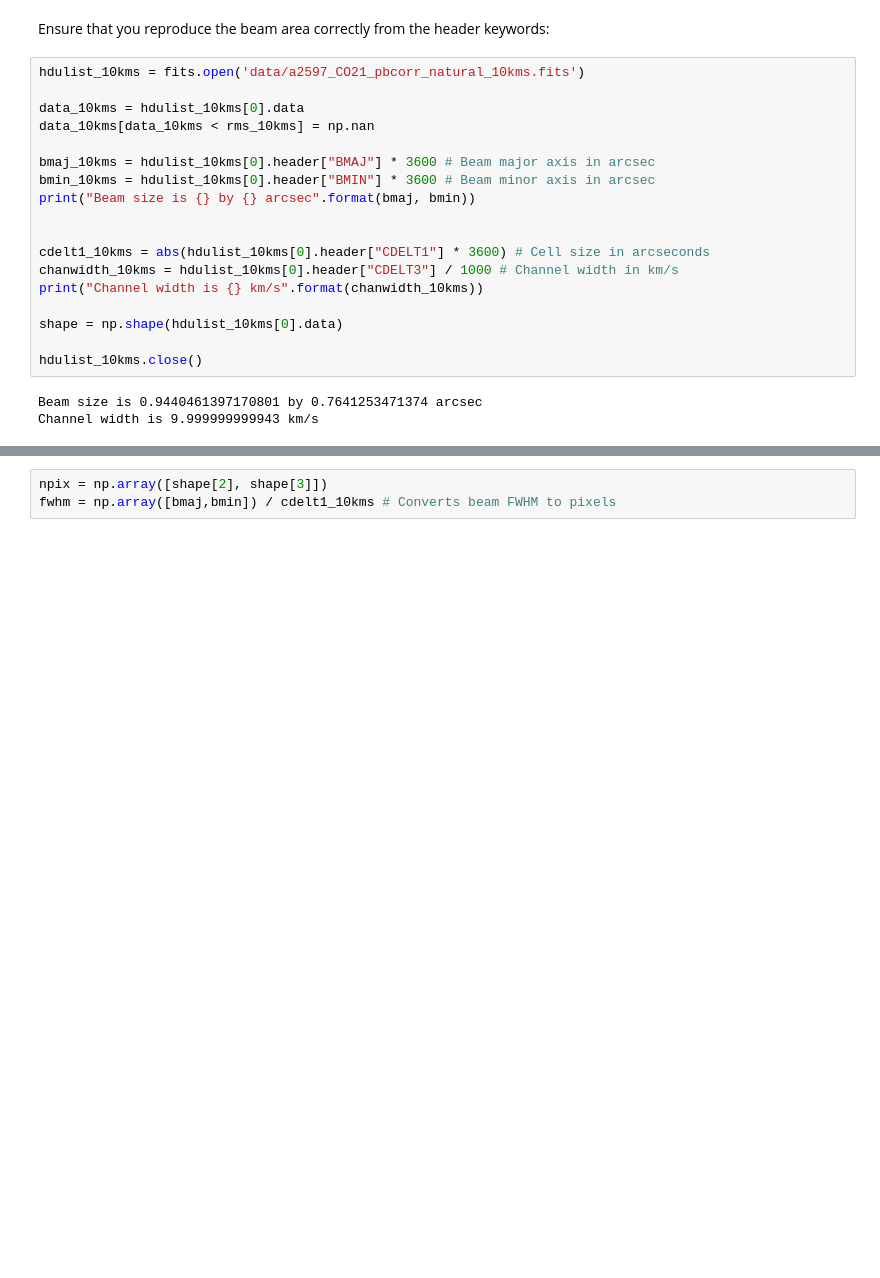
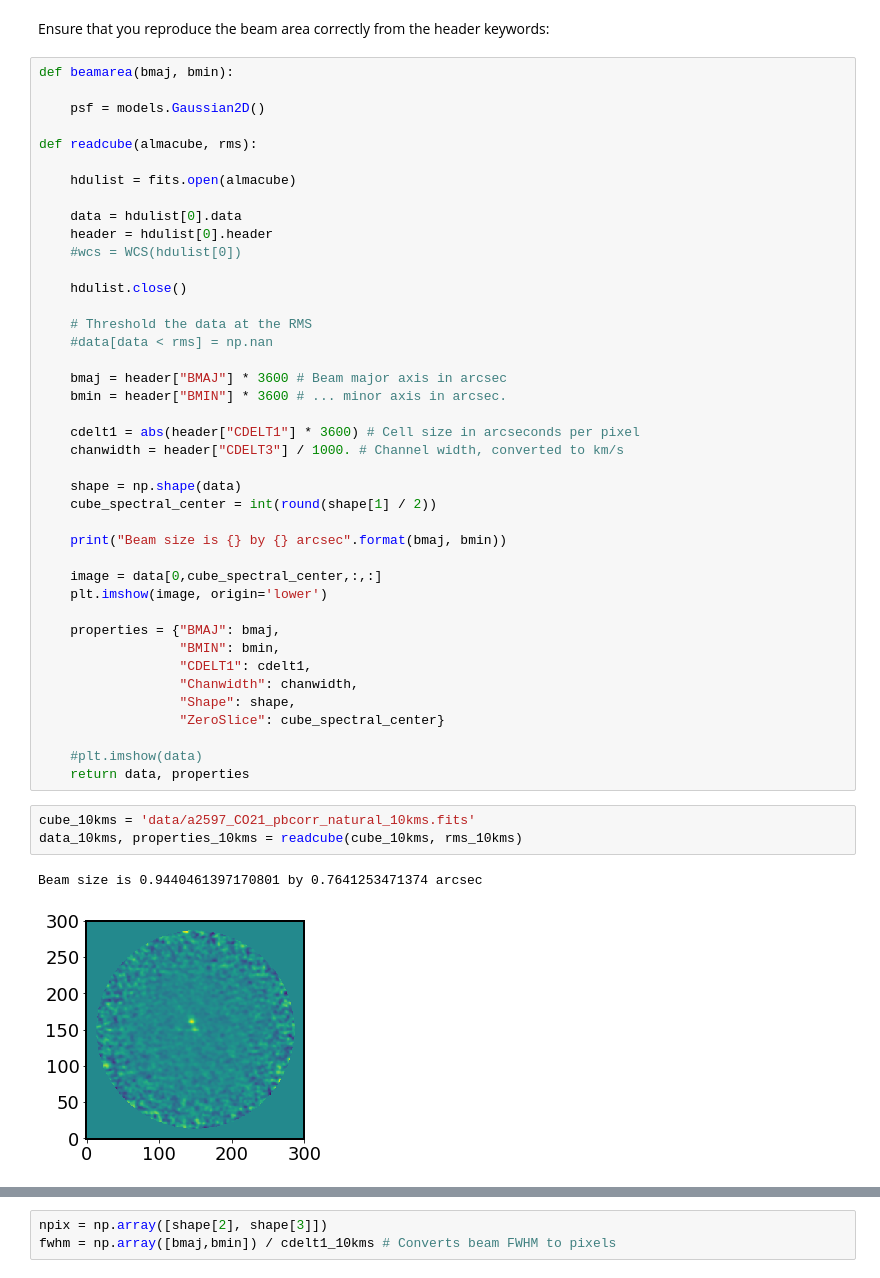
Before and after one commit to granttremblay/A2597_ALMA_GasMass, a Jupyter notebook: A2597_ALMA_GasMass.ipynb, the cells around one changed output, grey strips where cells are left out. Cells and saved outputs as stored; diff of their text form; blank space fills up the shorter version.

Commit message:
adding beam from radio-astro-tools:

```diff
--- a/A2597_ALMA_GasMass.ipynb
+++ b/A2597_ALMA_GasMass.ipynb
@@ -64,24 +70,50 @@ rms_40kms = 0.18 # mJy per beam per 40 kms channel
 rms_10kms = 0.29 # mJy per beam per 10 kms channel
 # %% [markdown]
 Ensure that you reproduce the beam area correctly from the header keywords:
-# %%
-hdulist_10kms = fits.open('data/a2597_CO21_pbcorr_natural_10kms.fits')
-
-data_10kms = hdulist_10kms[0].data
-data_10kms[data_10kms < rms_10kms] = np.nan
-
-bmaj_10kms = hdulist_10kms[0].header["BMAJ"] * 3600 # Beam major axis in arcsec
-bmin_10kms = hdulist_10kms[0].header["BMIN"] * 3600 # Beam minor axis in arcsec
-print("Beam size is {} by {} arcsec".format(bmaj, bmin))
-
-
-cdelt1_10kms = abs(hdulist_10kms[0].header["CDELT1"] * 3600) # Cell size in arcseconds
-chanwidth_10kms = hdulist_10kms[0].header["CDELT3"] / 1000 # Channel width in km/s
-print("Channel width is {} km/s".format(chanwidth_10kms))
-
-shape = np.shape(hdulist_10kms[0].data)
-
-hdulist_10kms.close()
-# %% [output]
-Beam size is 0.9440461397170801 by 0.7641253471374 arcsec
-Channel width is 9.999999999943 km/s
+# %%
+def beamarea(bmaj, bmin):
+
+    psf = models.Gaussian2D()
+
+def readcube(almacube, rms):
+
+    hdulist = fits.open(almacube)
+
+    data = hdulist[0].data
+    header = hdulist[0].header
+    #wcs = WCS(hdulist[0])
+
+    hdulist.close()
+
+    # Threshold the data at the RMS
+    #data[data < rms] = np.nan
+
+    bmaj = header["BMAJ"] * 3600 # Beam major axis in arcsec
+    bmin = header["BMIN"] * 3600 # ... minor axis in arcsec.
+
+    cdelt1 = abs(header["CDELT1"] * 3600) # Cell size in arcseconds per pixel
+    chanwidth = header["CDELT3"] / 1000. # Channel width, converted to km/s
+
+    shape = np.shape(data)
+    cube_spectral_center = int(round(shape[1] / 2))
+
+    print("Beam size is {} by {} arcsec".format(bmaj, bmin))
+
+    image = data[0,cube_spectral_center,:,:]
+    plt.imshow(image, origin='lower')
+
+    properties = {"BMAJ": bmaj,
+                  "BMIN": bmin,
+                  "CDELT1": cdelt1,
+                  "Chanwidth": chanwidth,
+                  "Shape": shape,
+                  "ZeroSlice": cube_spectral_center}
+
+    #plt.imshow(data)
+    return data, properties
+# %%
+cube_10kms = 'data/a2597_CO21_pbcorr_natural_10kms.fits'
+data_10kms, properties_10kms = readcube(cube_10kms, rms_10kms)
+# %% [output]
+Beam size is 0.9440461397170801 by 0.7641253471374 arcsec
+[figure, added]
```
Also changed, not shown: parts of 3 cells of this notebook, 5 other files.
